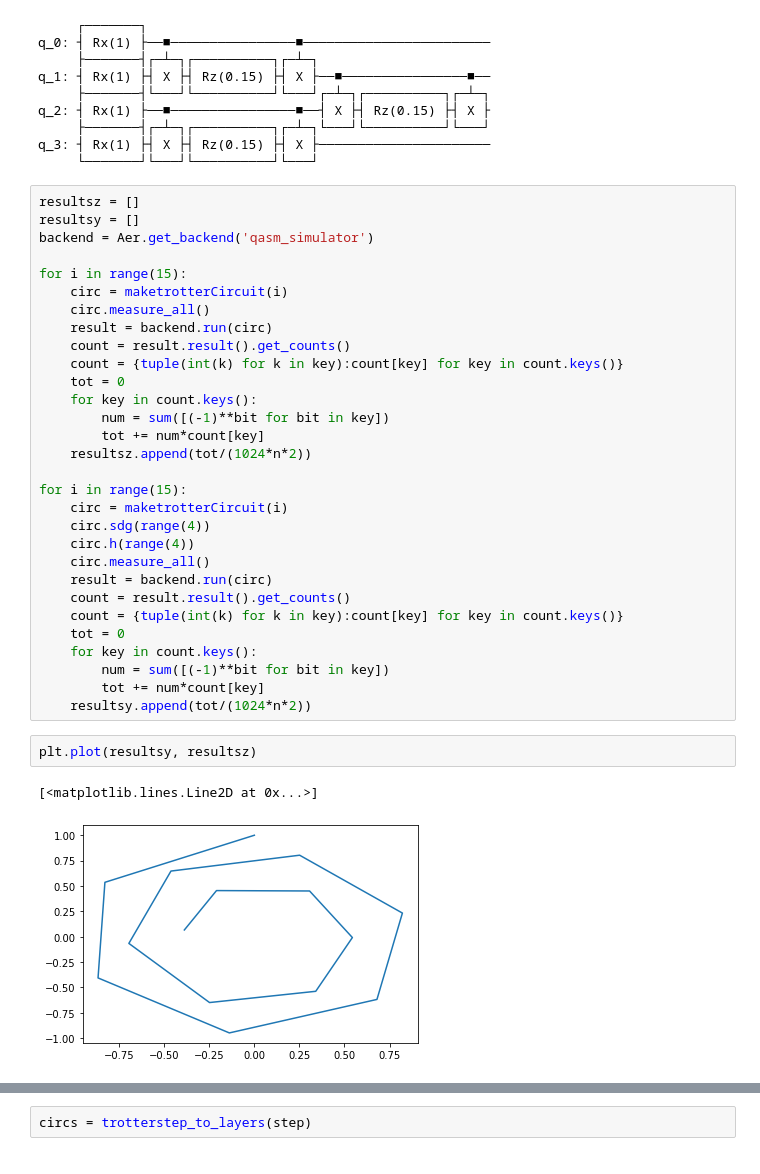
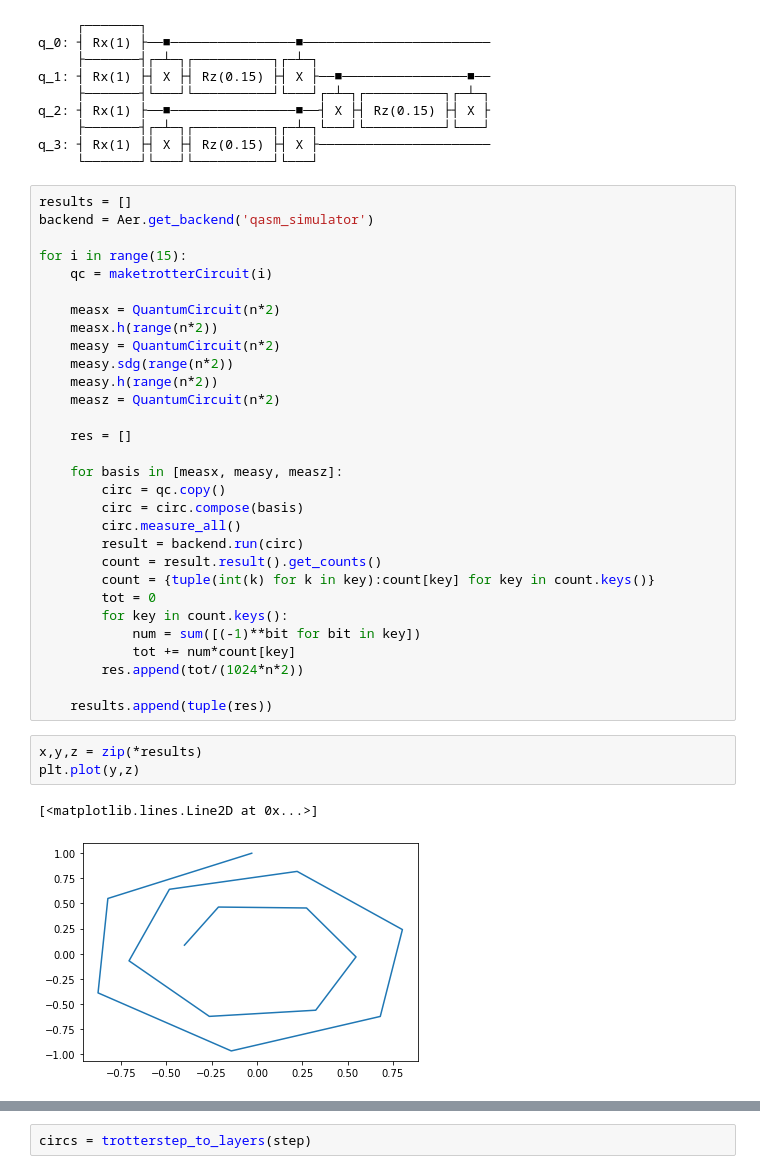
Before and after one commit to benmcdonough20/NEPEC_on_Hardware, a Jupyter notebook: TestCircuit/trotter_circuit.ipynb, the cells around one changed output, grey strips where cells are left out. Saved outputs shown, nothing was run; the diff lists cells and outputs as text.

```diff
--- a/TestCircuit/trotter_circuit.ipynb
+++ b/TestCircuit/trotter_circuit.ipynb
@@ -39,40 +42,41 @@ q_2: ┤ Rx(1) ├──■────────────────■
 q_3: ┤ Rx(1) ├┤ X ├┤ Rz(0.15) ├┤ X ├──────────────────────
      └───────┘└───┘└──────────┘└───┘
 # %%
-resultsz = []
-resultsy = []
+results = []
 backend = Aer.get_backend('qasm_simulator')
 
 for i in range(15):
-    circ = maketrotterCircuit(i)
-    circ.measure_all()
-    result = backend.run(circ)
-    count = result.result().get_counts()
-    count = {tuple(int(k) for k in key):count[key] for key in count.keys()}
-    tot = 0
-    for key in count.keys():
-        num = sum([(-1)**bit for bit in key])
-        tot += num*count[key]
-    resultsz.append(tot/(1024*n*2))
+    qc = maketrotterCircuit(i)
 
-for i in range(15):
-    circ = maketrotterCircuit(i)
-    circ.sdg(range(4))
-    circ.h(range(4))
-    circ.measure_all()
-    result = backend.run(circ)
-    count = result.result().get_counts()
-    count = {tuple(int(k) for k in key):count[key] for key in count.keys()}
-    tot = 0
-    for key in count.keys():
-        num = sum([(-1)**bit for bit in key])
-        tot += num*count[key]
-    resultsy.append(tot/(1024*n*2))
+    measx = QuantumCircuit(n*2)
+    measx.h(range(n*2))
+    measy = QuantumCircuit(n*2)
+    measy.sdg(range(n*2))
+    measy.h(range(n*2))
+    measz = QuantumCircuit(n*2)
+
+    res = []
+
+    for basis in [measx, measy, measz]:
+        circ = qc.copy()
+        circ = circ.compose(basis)
+        circ.measure_all()
+        result = backend.run(circ)
+        count = result.result().get_counts()
+        count = {tuple(int(k) for k in key):count[key] for key in count.keys()}
+        tot = 0
+        for key in count.keys():
+            num = sum([(-1)**bit for bit in key])
+            tot += num*count[key]
+        res.append(tot/(1024*n*2))
+
+    results.append(tuple(res))
-# %%
-plt.plot(resultsy, resultsz)
-# %% [output]
-[<matplotlib.lines.Line2D at 0x...>]
-[figure, removed]
+# %%
+x,y,z = zip(*results)
+plt.plot(y,z)
+# %% [output]
+[<matplotlib.lines.Line2D at 0x...>]
+[figure, added]
 # %%
 def trotterstep_to_layers(step):
     circuits = []
```
Also changed, not shown: parts of 14 cells of this notebook, 1 other file.
